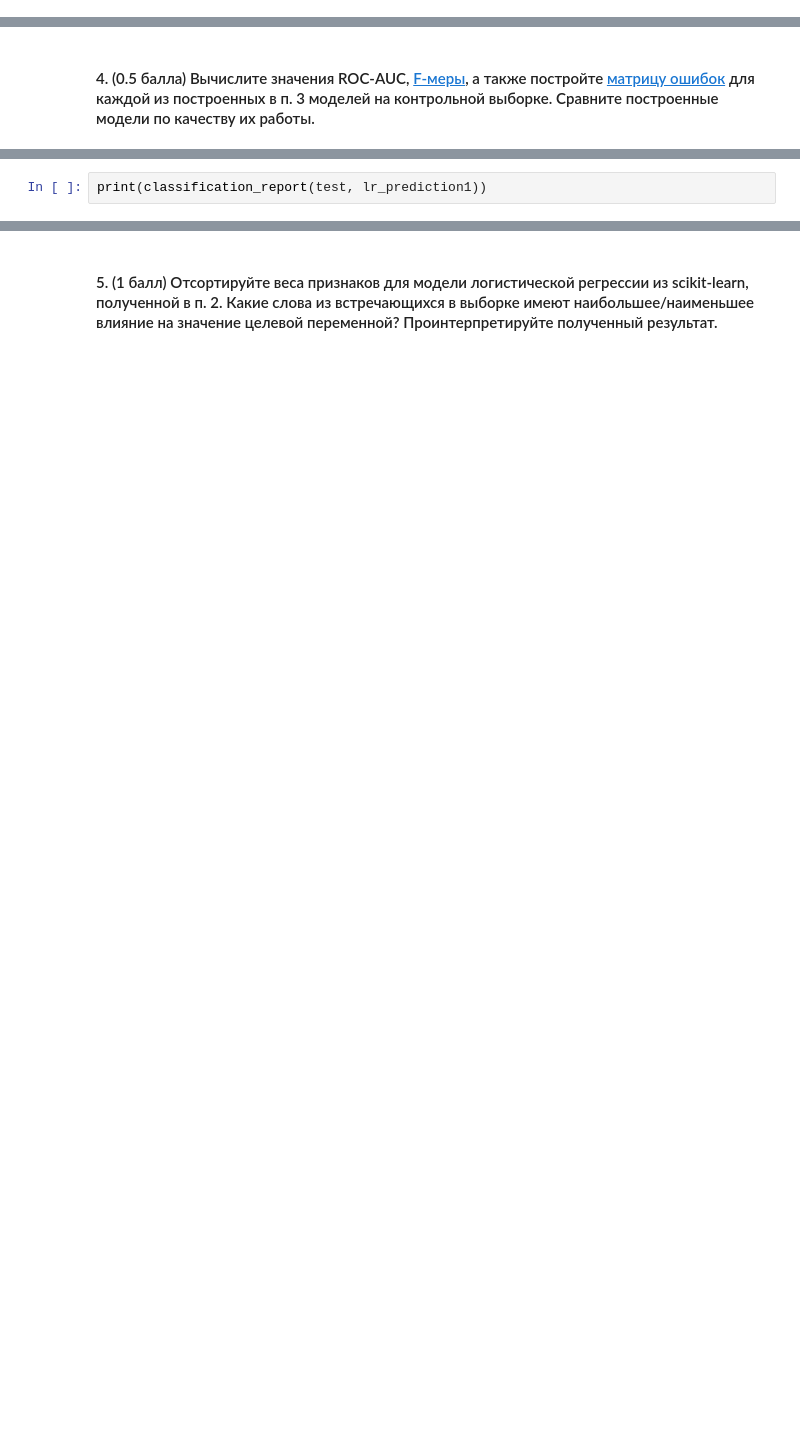
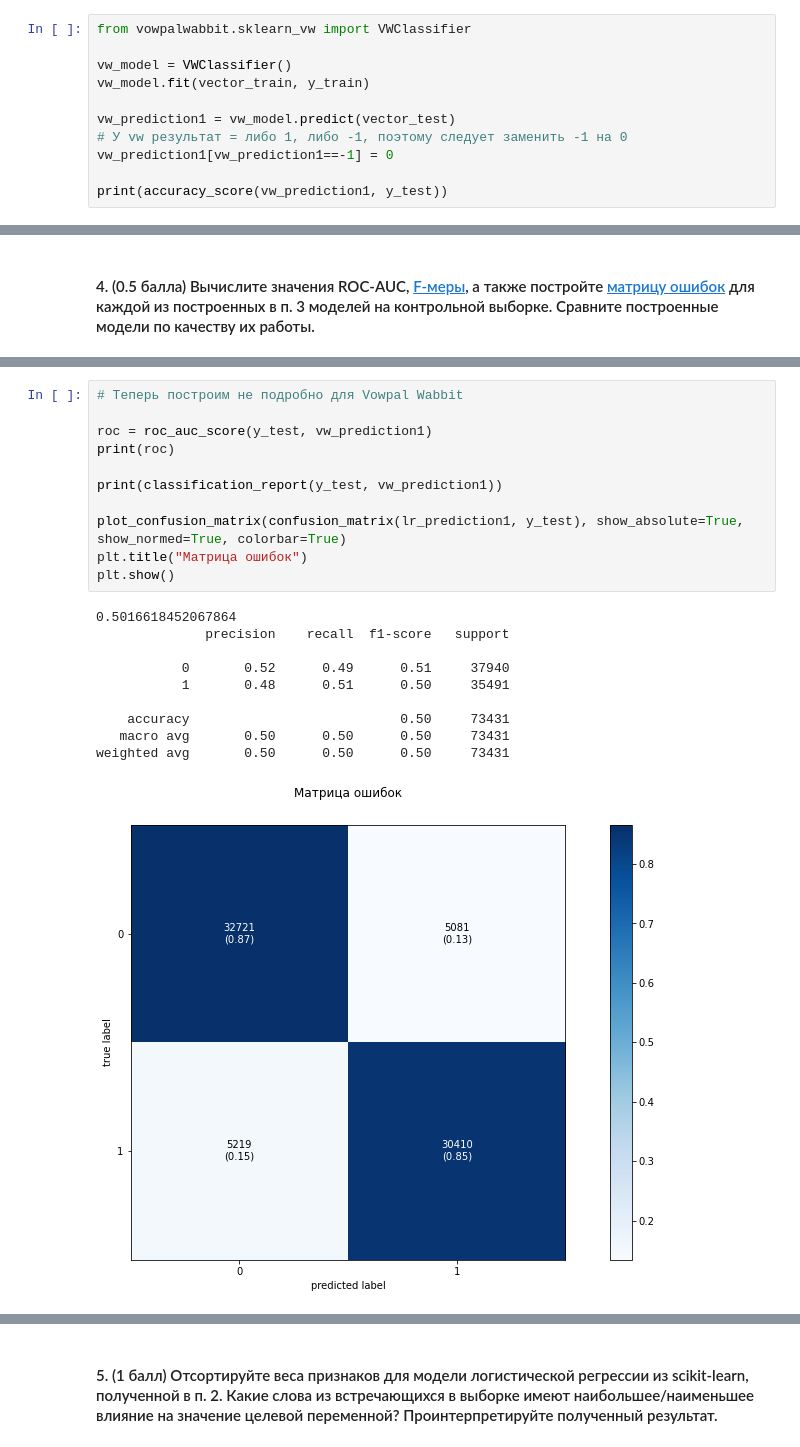
Before and after one commit to Spanri/data-learning-jupyter, a Jupyter notebook: 2.ipynb, the cells around one changed output, grey strips where cells are left out. Saved outputs shown, nothing was run; the diff lists cells and outputs as text; blank space fills up the shorter version.

```diff
--- a/2.ipynb
+++ b/2.ipynb
@@ -339,0 +233,11 @@ vw -d train_vw -f train_res.vw --loss_function logistic
+# %%
+from vowpalwabbit.sklearn_vw import VWClassifier
+
+vw_model = VWClassifier()
+vw_model.fit(vector_train, y_train)
+
+vw_prediction1 = vw_model.predict(vector_test)
+# У vw результат = либо 1, либо -1, поэтому следует заменить -1 на 0
+vw_prediction1[vw_prediction1==-1] = 0
+
+print(accuracy_score(vw_prediction1, y_test))
@@ -363,2 +287,22 @@ plt.show()
-# %%
-print(classification_report(test, lr_prediction1))
+# %%
+# Теперь построим не подробно для Vowpal Wabbit
+
+roc = roc_auc_score(y_test, vw_prediction1)
+print(roc)
+
+print(classification_report(y_test, vw_prediction1))
+
+plot_confusion_matrix(confusion_matrix(lr_prediction1, y_test), show_absolute=True, show_normed=True, colorbar=True)
+plt.title("Матрица ошибок")
+plt.show()
+# %% [output]
+0.5016618452067864
+              precision    recall  f1-score   support
+
+           0       0.52      0.49      0.51     37940
+           1       0.48      0.51      0.50     35491
+
+    accuracy                           0.50     73431
+   macro avg       0.50      0.50      0.50     73431
+weighted avg       0.50      0.50      0.50     73431
+[figure, added]
```
Also changed, not shown: parts of 33 cells of this notebook.
